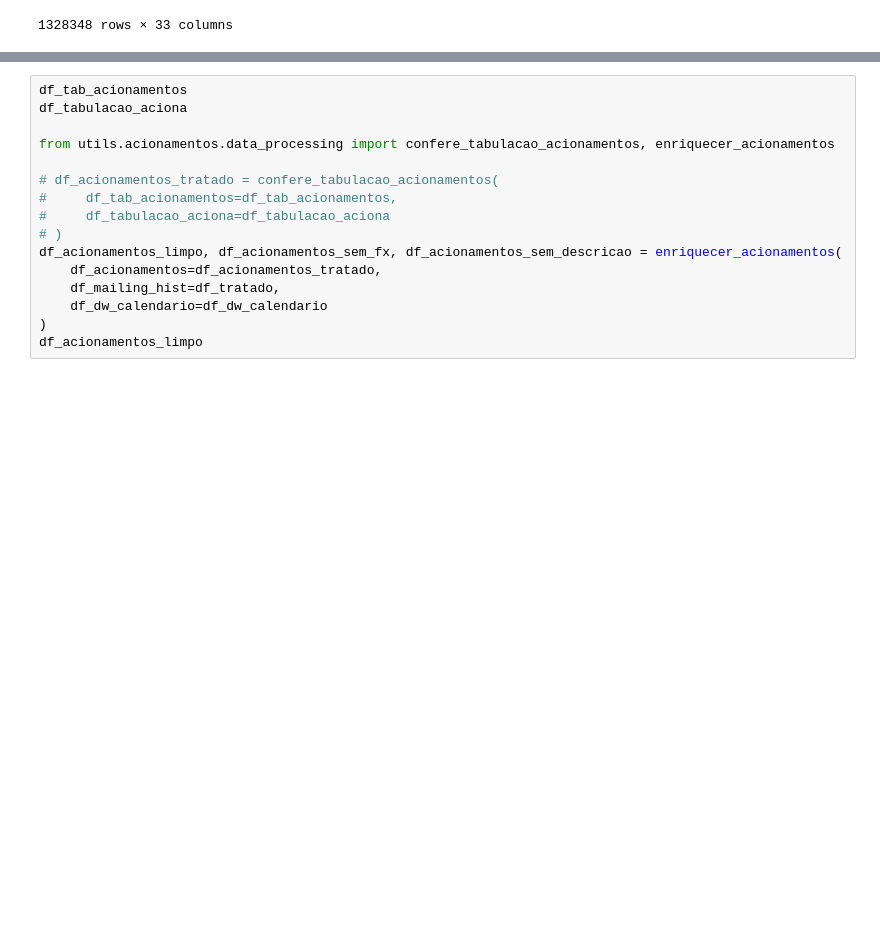
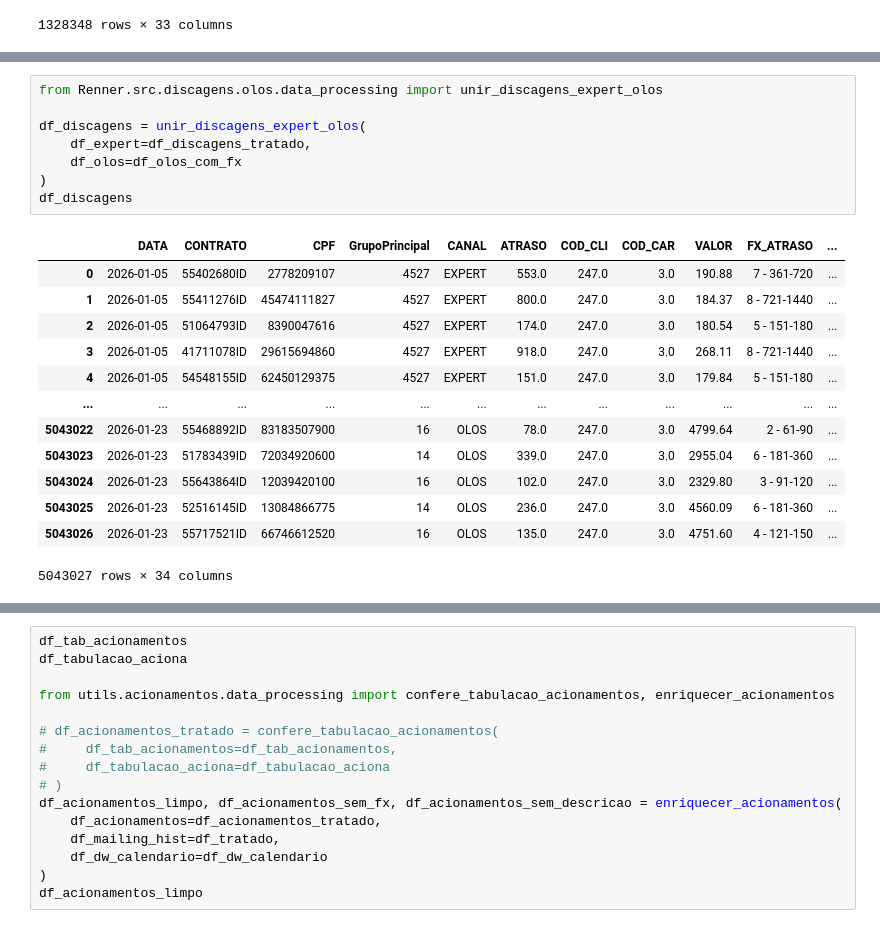
Before and after one commit to Claudiano-alves/Data-Analysis-Portfolio, a Jupyter notebook: Projects/notebooks/data_wrangling_renner.ipynb, the cells around one changed output, grey strips where cells are left out. Drawn from its saved outputs; the diff is of its cells as text; blank space fills up the shorter version.

Commit message:
UPDATE. Desenvolvido função que une os dfs de discagens da renner, e função que calcula o acumulado após isso.

```diff
--- a/Projects/notebooks/data_wrangling_renner.ipynb
+++ b/Projects/notebooks/data_wrangling_renner.ipynb
@@ -242,0 +253,22 @@ df_olos_com_fx
+# %%
+from Renner.src.discagens.olos.data_processing import unir_discagens_expert_olos
+
+df_discagens = unir_discagens_expert_olos(
+    df_expert=df_discagens_tratado,
+    df_olos=df_olos_com_fx
+)
+df_discagens
+# %% [output]
+|  | DATA | CONTRATO | CPF | GrupoPrincipal | CANAL | ATRASO | COD_CLI | COD_CAR | VALOR | FX_ATRASO | ... |
+| 0 | 2026-01-05 | 55402680ID | 2778209107 | 4527 | EXPERT | 553.0 | 247.0 | 3.0 | 190.88 | 7 - 361-720 | ... |
+| 1 | 2026-01-05 | 55411276ID | 45474111827 | 4527 | EXPERT | 800.0 | 247.0 | 3.0 | 184.37 | 8 - 721-1440 | ... |
+| 2 | 2026-01-05 | 51064793ID | 8390047616 | 4527 | EXPERT | 174.0 | 247.0 | 3.0 | 180.54 | 5 - 151-180 | ... |
+| 3 | 2026-01-05 | 41711078ID | 29615694860 | 4527 | EXPERT | 918.0 | 247.0 | 3.0 | 268.11 | 8 - 721-1440 | ... |
+| 4 | 2026-01-05 | 54548155ID | 62450129375 | 4527 | EXPERT | 151.0 | 247.0 | 3.0 | 179.84 | 5 - 151-180 | ... |
+| ... | ... | ... | ... | ... | ... | ... | ... | ... | ... | ... | ... |
+| 5043022 | 2026-01-23 | 55468892ID | 83183507900 | 16 | OLOS | 78.0 | 247.0 | 3.0 | 4799.64 | 2 - 61-90 | ... |
+| 5043023 | 2026-01-23 | 51783439ID | 72034920600 | 14 | OLOS | 339.0 | 247.0 | 3.0 | 2955.04 | 6 - 181-360 | ... |
+| 5043024 | 2026-01-23 | 55643864ID | 12039420100 | 16 | OLOS | 102.0 | 247.0 | 3.0 | 2329.80 | 3 - 91-120 | ... |
+| 5043025 | 2026-01-23 | 52516145ID | 13084866775 | 14 | OLOS | 236.0 | 247.0 | 3.0 | 4560.09 | 6 - 181-360 | ... |
+| 5043026 | 2026-01-23 | 55717521ID | 66746612520 | 16 | OLOS | 135.0 | 247.0 | 3.0 | 4751.60 | 4 - 121-150 | ... |
+5043027 rows × 34 columns
```
Also changed, not shown: parts of 6 cells of this notebook, 8 other files.
